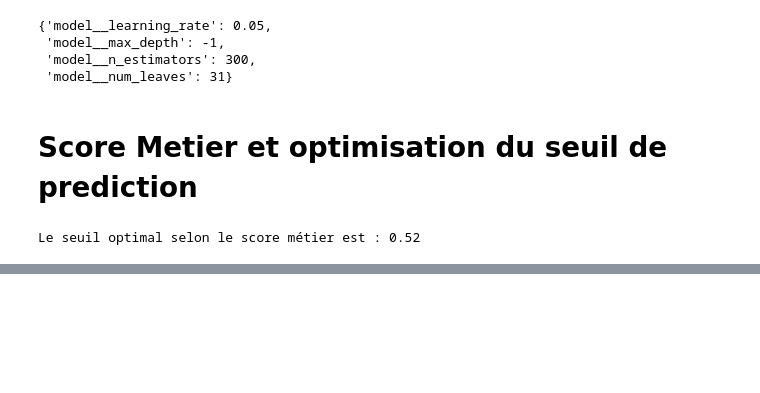
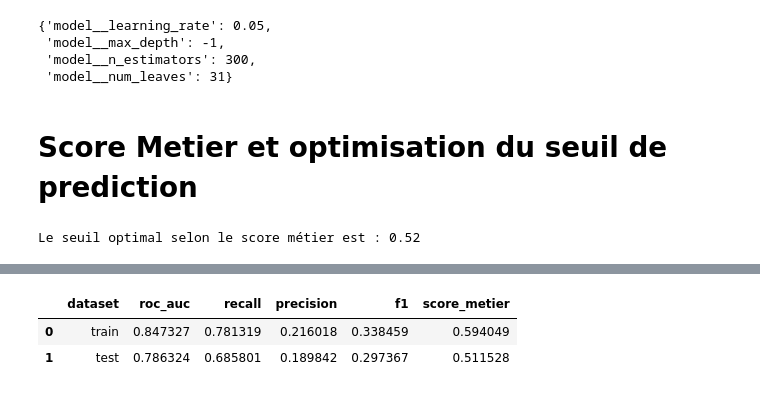
Before and after one commit to sabriatl/Dashboard-Prediction-du-risque-de-defaut-de-paiement, a Jupyter notebook: notebooks_projet/projet_7_notebook.ipynb, the cells around one changed output, grey strips where cells are left out. Drawn from its saved outputs; the diff is of its cells as text; code cells hidden in the pictures; blank space fills up the shorter version.

```diff
--- a/notebooks_projet/projet_7_notebook.ipynb
+++ b/notebooks_projet/projet_7_notebook.ipynb
@@ -1477,0 +1620,82 @@ plt.show()
+# %%
+# Grid des hyperparamètres LightGBM
+param_grid = {
+    "model__num_leaves": [31, 50],
+    "model__max_depth": [-1, 10, 20],
+    "model__learning_rate": [0.1, 0.05, 0.01],
+    "model__n_estimators": [100, 300, 500]
+}
+# %%
+# GridSearchCV
+grid_search = GridSearchCV(
+    pipeline,
+    param_grid,
+    cv=3,
+    scoring=metier_scorer,
+    verbose=2,
+    n_jobs=-1
+)
+# %%
+# Fit
+with mlflow.start_run():
+    grid_search.fit(X_train, y_train)
+
+    # Meilleur modèle
+    best_model = grid_search.best_estimator_
+    best_params = grid_search.best_params_
+
+    # Prédictions
+    y_proba = best_model.predict_proba(X_test)[:, 1]
+    y_pred = best_model.predict(X_test)
+
+    y_proba_train = best_model.predict_proba(X_train)[:, 1]
+    y_pred_train = best_model.predict(X_train)
+
+    # Metrics
+    auc = roc_auc_score(y_test, y_proba)
+    recall = recall_score(y_test, y_pred)
+    precision = precision_score(y_test, y_pred)
+    f1 = f1_score(y_test, y_pred)
+
+    auc_train = roc_auc_score(y_train, y_proba_train)
+    recall_train = recall_score(y_train, y_pred_train)
+    precision_train = precision_score(y_train, y_pred_train)
+    f1_train = f1_score(y_train, y_pred_train)
+
+    # Score métier avec seuil choisi
+    score_metier_train = score_metier(y_train, y_proba_train, seuil=0.52)
+    score_metier_test = score_metier(y_test, y_proba, seuil=0.52)
+
+    # Log MLflow
+    mlflow.log_metric("roc_auc", auc)
+    mlflow.log_metric("recall", recall)
+    mlflow.log_metric("precision", precision)
+    mlflow.log_metric("f1", f1)
+    mlflow.log_metric("roc_auc_train", auc_train)
+    mlflow.log_metric("recall_train", recall_train)
+    mlflow.log_metric("precision_train", precision_train)
+    mlflow.log_metric("f1_train", f1_train)
+
+    mlflow.log_metric("score_metier_test", score_metier_test)
+    mlflow.log_metric("score_metier_train", score_metier_train)
+
+
+    # Hyperparams LightGBM choisis par le GridSearch
+    for param_name, value in grid_search.best_params_.items():
+        mlflow.log_param(param_name, value)
+
+    # Log pipeline complet
+    signature = infer_signature(X_train, best_model.predict(X_train))
+    mlflow.sklearn.log_model(best_model, name="pipeline", signature=signature, input_example=X_train.iloc[:5])
+
+    # Résumé
+    results = pd.DataFrame({
+        "dataset": ["train", "test"],
+        "roc_auc": [auc_train, auc],
+        "recall": [recall_train, recall],
+        "precision": [precision_train, precision],
+        "f1": [f1_train, f1],
+        "score_metier": [score_metier_train, score_metier_test]
+    })
+    display(results)
+# %% [output]
@@ -1477,0 +1710,3 @@ plt.show()
+|  | dataset | roc_auc | recall | precision | f1 | score_metier |
+| 0 | train | 0.847327 | 0.781319 | 0.216018 | 0.338459 | 0.594049 |
+| 1 | test | 0.786324 | 0.685801 | 0.189842 | 0.297367 | 0.511528 |
```
Also changed, not shown: parts of 38 cells of this notebook.
